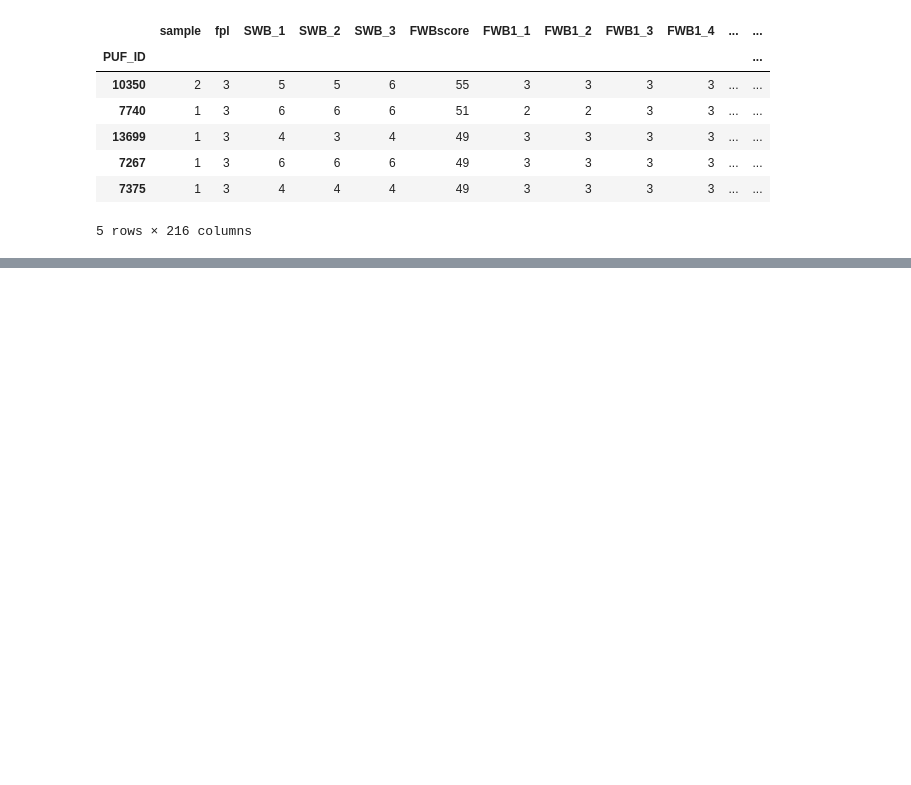
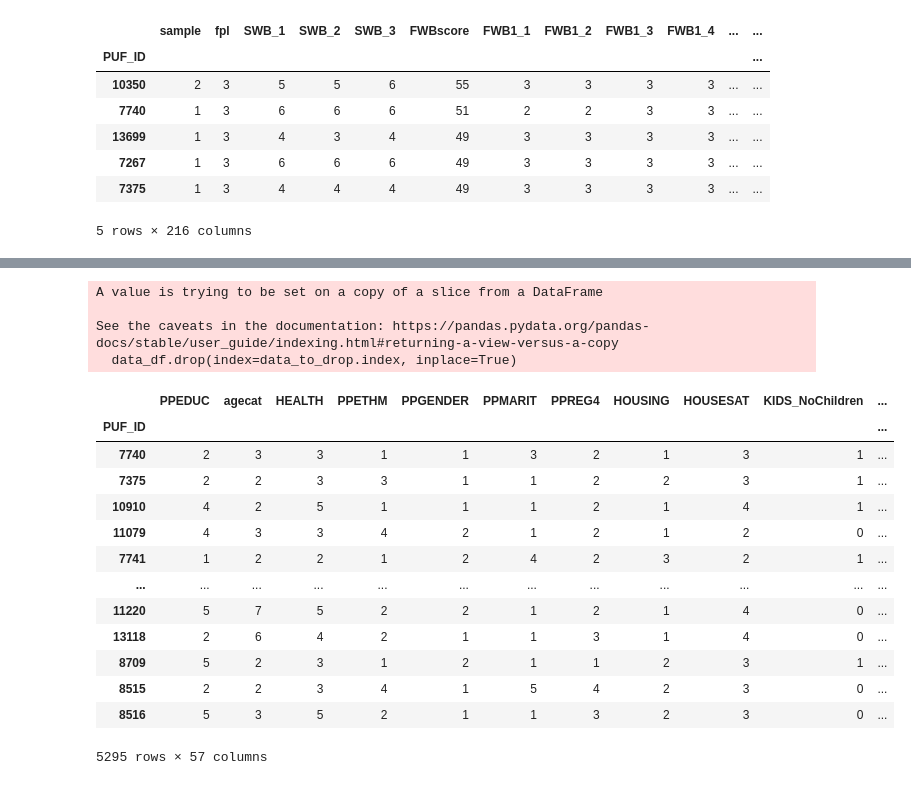
Before and after one commit to jeffdubo/project-4-financial-well-being, a Jupyter notebook: etl/data_exploration.ipynb, the cells around one changed output, grey strips where cells are left out. Drawn from its saved outputs; the diff is of its cells as text; code cells hidden in the pictures; blank space fills up the shorter version.

```diff
--- a/etl/data_exploration.ipynb
+++ b/etl/data_exploration.ipynb
@@ -135,0 +250,23 @@ survey_df[(survey_df[fwb_cols] < 0).all(axis=1)][fwb_cols]
+# %%
+# Remove rows with negative values
+data_df.drop(index=data_to_drop.index, inplace=True)
+data_df
+# %% [output]
+A value is trying to be set on a copy of a slice from a DataFrame
+
+See the caveats in the documentation: https://pandas.pydata.org/pandas-docs/stable/user_guide/indexing.html#returning-a-view-versus-a-copy
+  data_df.drop(index=data_to_drop.index, inplace=True)
+|  | PPEDUC | agecat | HEALTH | PPETHM | PPGENDER | PPMARIT | PPREG4 | HOUSING | HOUSESAT | KIDS_NoChildren | ... |
+| PUF_ID |  |  |  |  |  |  |  |  |  |  | ... |
+| 7740 | 2 | 3 | 3 | 1 | 1 | 3 | 2 | 1 | 3 | 1 | ... |
+| 7375 | 2 | 2 | 3 | 3 | 1 | 1 | 2 | 2 | 3 | 1 | ... |
+| 10910 | 4 | 2 | 5 | 1 | 1 | 1 | 2 | 1 | 4 | 1 | ... |
+| 11079 | 4 | 3 | 3 | 4 | 2 | 1 | 2 | 1 | 2 | 0 | ... |
+| 7741 | 1 | 2 | 2 | 1 | 2 | 4 | 2 | 3 | 2 | 1 | ... |
+| ... | ... | ... | ... | ... | ... | ... | ... | ... | ... | ... | ... |
+| 11220 | 5 | 7 | 5 | 2 | 2 | 1 | 2 | 1 | 4 | 0 | ... |
+| 13118 | 2 | 6 | 4 | 2 | 1 | 1 | 3 | 1 | 4 | 0 | ... |
+| 8709 | 5 | 2 | 3 | 1 | 2 | 1 | 1 | 2 | 3 | 1 | ... |
+| 8515 | 2 | 2 | 3 | 4 | 1 | 5 | 4 | 2 | 3 | 0 | ... |
+| 8516 | 5 | 3 | 5 | 2 | 1 | 1 | 3 | 2 | 3 | 0 | ... |
+5295 rows × 57 columns
```
Also changed, not shown: parts of 37 cells of this notebook, 1 other file.
